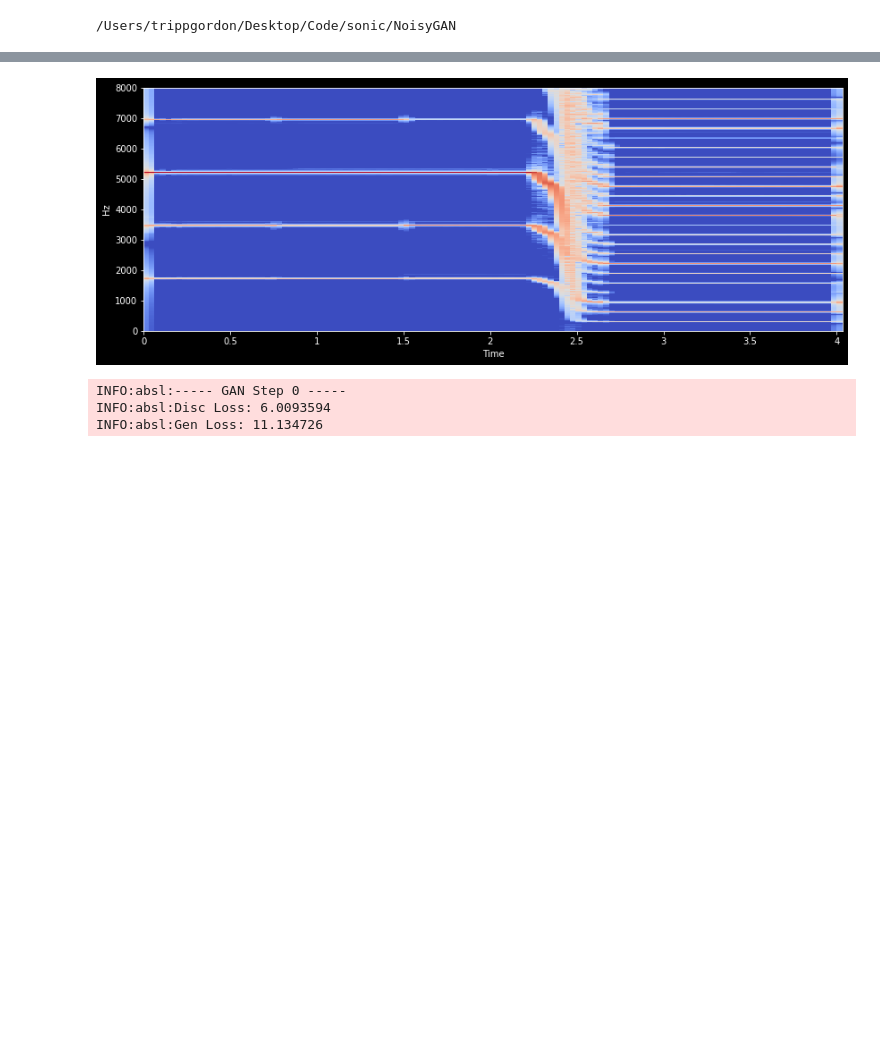
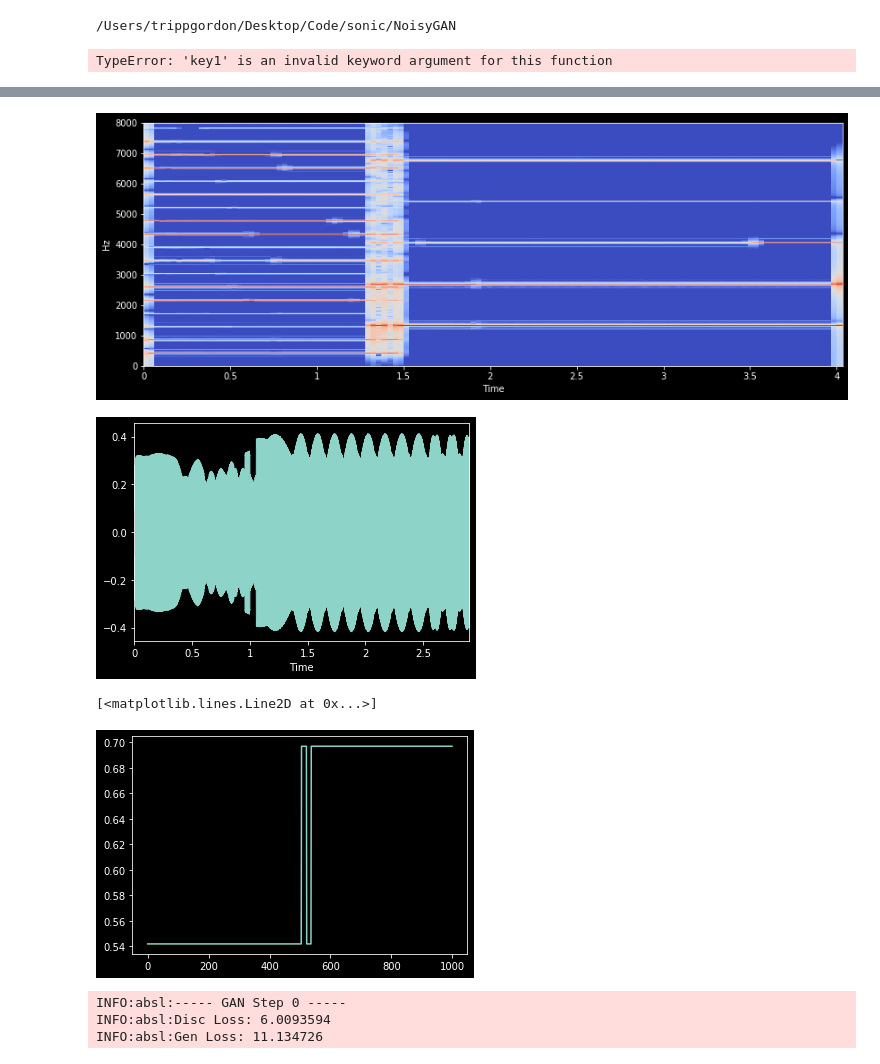
Before and after one commit to tripp528/NoisyGAN, a Jupyter notebook: Notebooks/ddspGAN.ipynb, the cells around one changed output, grey strips where cells are left out. Cells and saved outputs as stored; diff of their text form; code cells hidden in the pictures; blank space fills up the shorter version.

```diff
--- a/Notebooks/ddspGAN.ipynb
+++ b/Notebooks/ddspGAN.ipynb
@@ -10,16 +12,24 @@ import gin
 gin.enter_interactive_mode()
 # %% [output]
 /Users/trippgordon/Desktop/Code/sonic/NoisyGAN
+# %%
+params = {"key1": 1, "key2": 3}
+print(**params)
+# %% [output]
+TypeError: 'key1' is an invalid keyword argument for this function
 # %%
 gan_model = GAN()
 sample = gan_model.gen.generate()
 play(sample['audio'])
 specPlot(sample['audio'])
-# wavePlot(sample['audio'])
-# plt.plot(gan_model.gen.latent_generator(None)['f0_scaled'][0])
+wavePlot(sample['audio'])
+plt.plot(gan_model.gen.latent_generator(None)['f0_scaled'][0])
 # %% [output]
 [interactive output not drawn]
-[figure, old version]
+[figure, new version]
+[figure, added]
+[<matplotlib.lines.Line2D at 0x...>]
+[figure, added]
 # %%
 batch_size = 8
 
```
Also changed, not shown: parts of 1 cell of this notebook, 2 other files.
